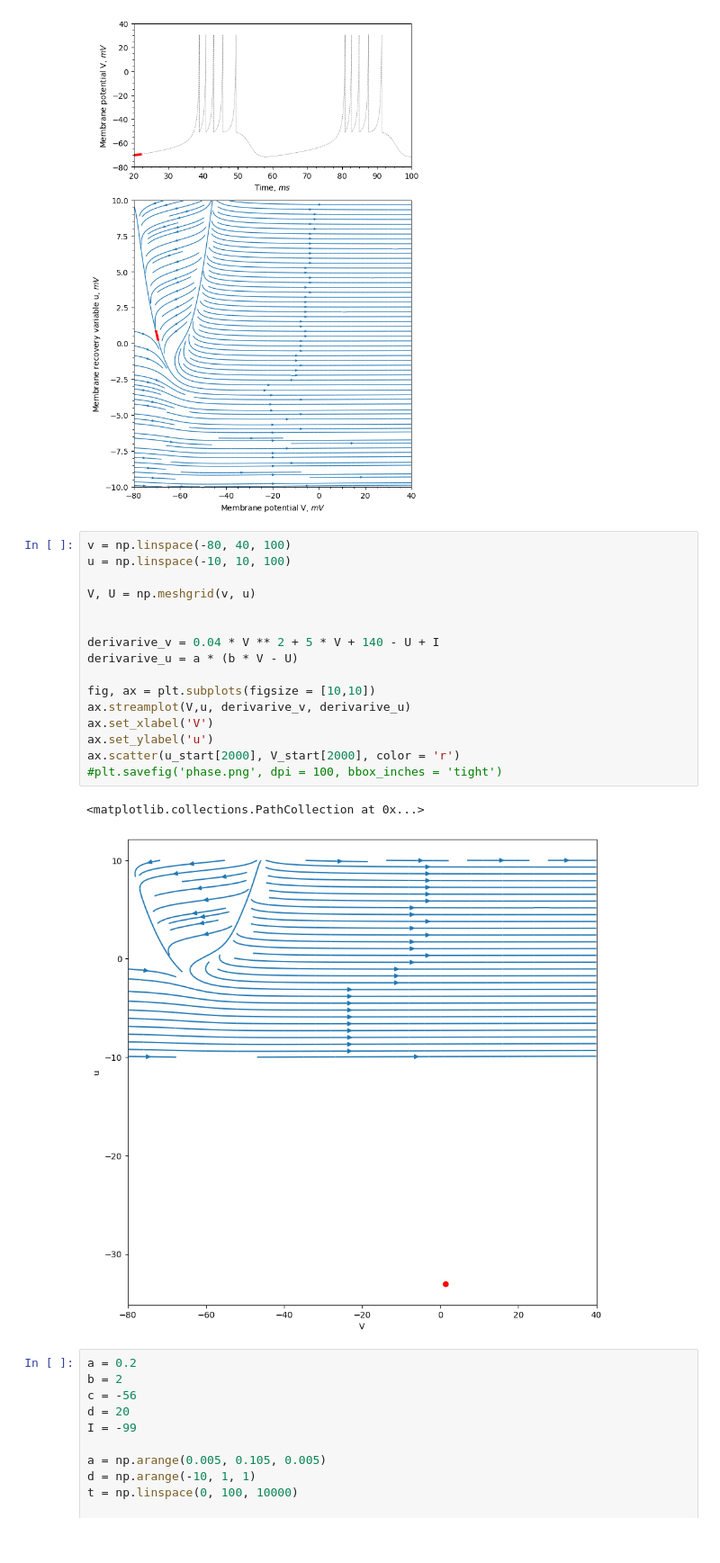
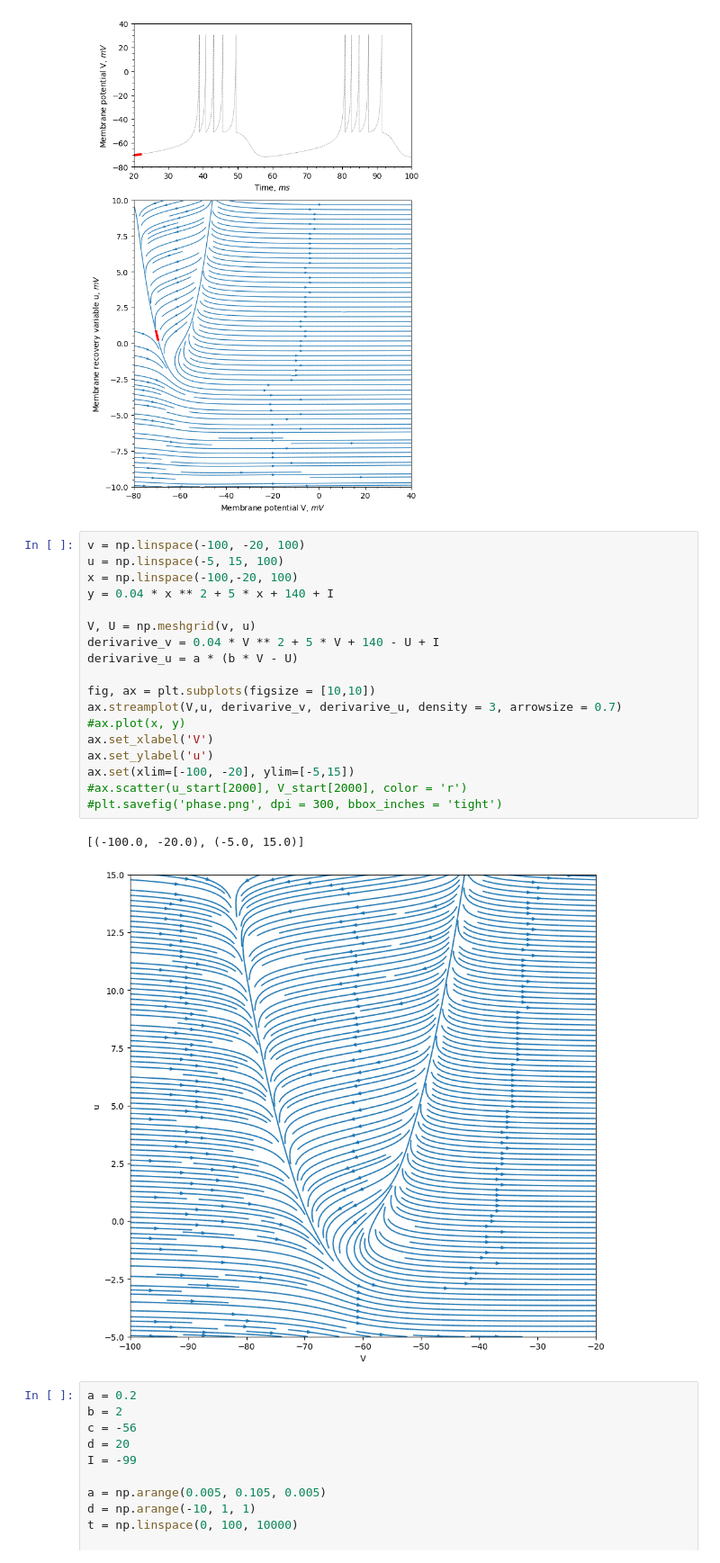
Before and after one commit to OneMoreGate/Memristor_modeling, a Jupyter notebook: Izhikevich_model.ipynb, the cells around one changed output. Shown at 90% size. Saved outputs shown, nothing was run; the diff lists cells and outputs as text.

```diff
--- a/Izhikevich_model.ipynb
+++ b/Izhikevich_model.ipynb
@@ -107,24 +107,26 @@ anim.save('sine_wave.gif', writer='imagemagick')
 MovieWriter imagemagick unavailable; using Pillow instead.
 [figure]
 # %%
-v = np.linspace(-80, 40, 100)
-u = np.linspace(-10, 10, 100)
+v = np.linspace(-100, -20, 100)
+u = np.linspace(-5, 15, 100)
+x = np.linspace(-100,-20, 100)
+y = 0.04 * x ** 2 + 5 * x + 140 + I
 
 V, U = np.meshgrid(v, u)
-
-
 derivarive_v = 0.04 * V ** 2 + 5 * V + 140 - U + I
 derivarive_u = a * (b * V - U)
 
 fig, ax = plt.subplots(figsize = [10,10])
-ax.streamplot(V,u, derivarive_v, derivarive_u)
+ax.streamplot(V,u, derivarive_v, derivarive_u, density = 3, arrowsize = 0.7)
+#ax.plot(x, y)
 ax.set_xlabel('V')
 ax.set_ylabel('u')
-ax.scatter(u_start[2000], V_start[2000], color = 'r')
-#plt.savefig('phase.png', dpi = 100, bbox_inches = 'tight')
+ax.set(xlim=[-100, -20], ylim=[-5,15])
+#ax.scatter(u_start[2000], V_start[2000], color = 'r')
+#plt.savefig('phase.png', dpi = 300, bbox_inches = 'tight')
 # %% [output]
-<matplotlib.collections.PathCollection at 0x...>
+[(-100.0, -20.0), (-5.0, 15.0)]
-[figure, old version]
+[figure, new version]
 # %%
 a = 0.2
 b = 2
```
Also changed, not shown: 6 other files.
